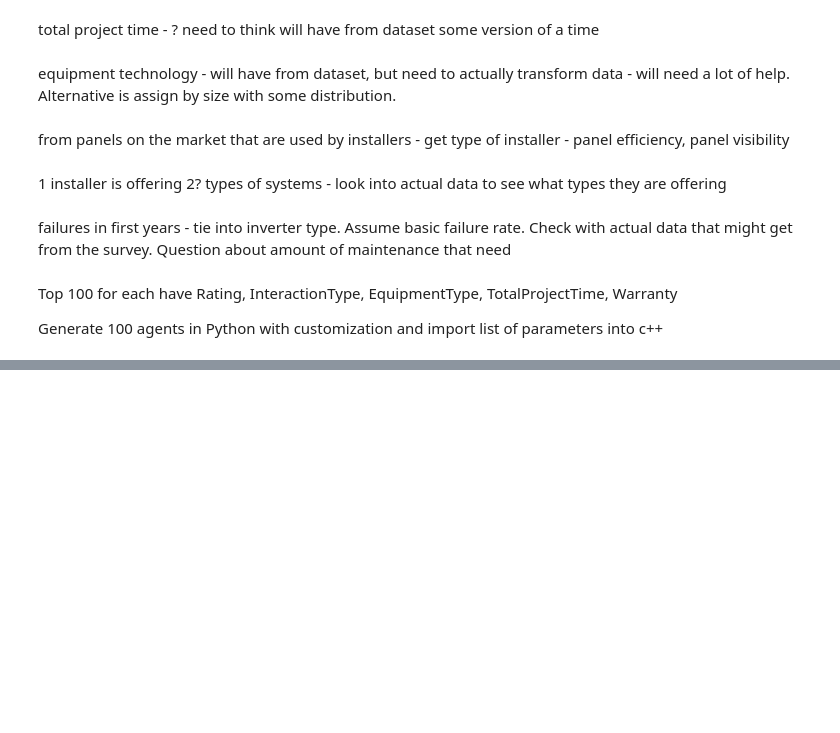
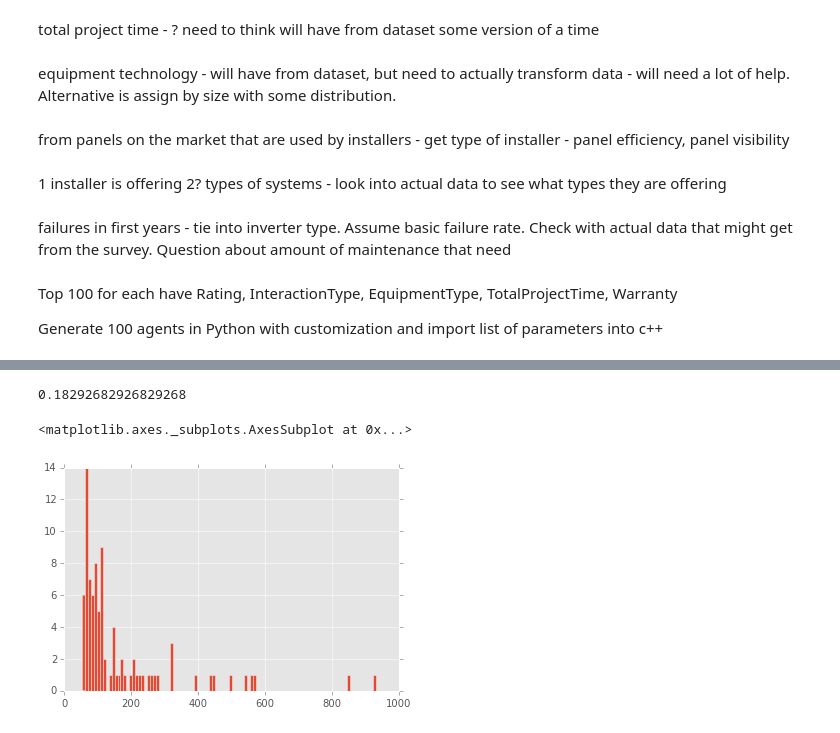
Before and after one commit to wilfeli/solar-model, a Jupyter notebook: Model/ABM-base-model-sei-distribution.ipynb, the cells around one changed output, grey strips where cells are left out. Cells and saved outputs as stored; diff of their text form; code cells hidden in the pictures; blank space fills up the shorter version.

```diff
--- a/Model/ABM-base-model-sei-distribution.ipynb
+++ b/Model/ABM-base-model-sei-distribution.ipynb
@@ -76,0 +270,24 @@ with open('sei-params.json', 'w') as outfile:
+# %%
+#create dummies for companies
+def company_dummy(row, templ, name):
+    if not pd.isnull(row['Installer_Name_clear']):
+        if templ.search(row['Installer_Name_clear']):
+            val = name
+        else:
+            val = row['Installer_Name_clear']
+    else:
+        val = row['Installer_Name_clear']
+    return val
+# %%
+regexes = [[r'SolarCity', 'SolarCity Corporation'], \
+           [r'SunPower', 'SunPower Corporation'], \
+          [r'Sunrun', 'Sunrun Installation Services, Inc'], \
+           [r'Petersen\s+Dean', 'Petersen Dean Roofing & Solar Systems'], \
+          [r'Semper Solaris', 'Semper Solaris Construction Inc'], \
+          [r'Vivint', 'Vivint Solar Developer, LLC']]
+
+for names in regexes:
+    company_regex = names[0]
+    replace_name = names[1]
+    p = re.compile(company_regex, re.IGNORECASE)
+    df['Installer_Name_clear'] = df.apply (lambda row: company_dummy (row, p, replace_name),axis=1)
@@ -76,0 +307,2 @@ with open('sei-params.json', 'w') as outfile:
+# %%
+top_names = df['Installer_Name_clear'].value_counts()[0:100]
@@ -76,0 +509,9 @@ with open('sei-params.json', 'w') as outfile:
+# %%
+df_pv_modules[df_pv_modules['Name'] == 'LG300N1C-B3']['Efficiency'].values[0]
+# %% [output]
+0.18292682926829268
+# %%
+top_names[top_names < 1000].hist(bins=100)
+# %% [output]
+<matplotlib.axes._subplots.AxesSubplot at 0x...>
+[figure, added]
```
Also changed, not shown: parts of 63 cells of this notebook, 5 other files.
